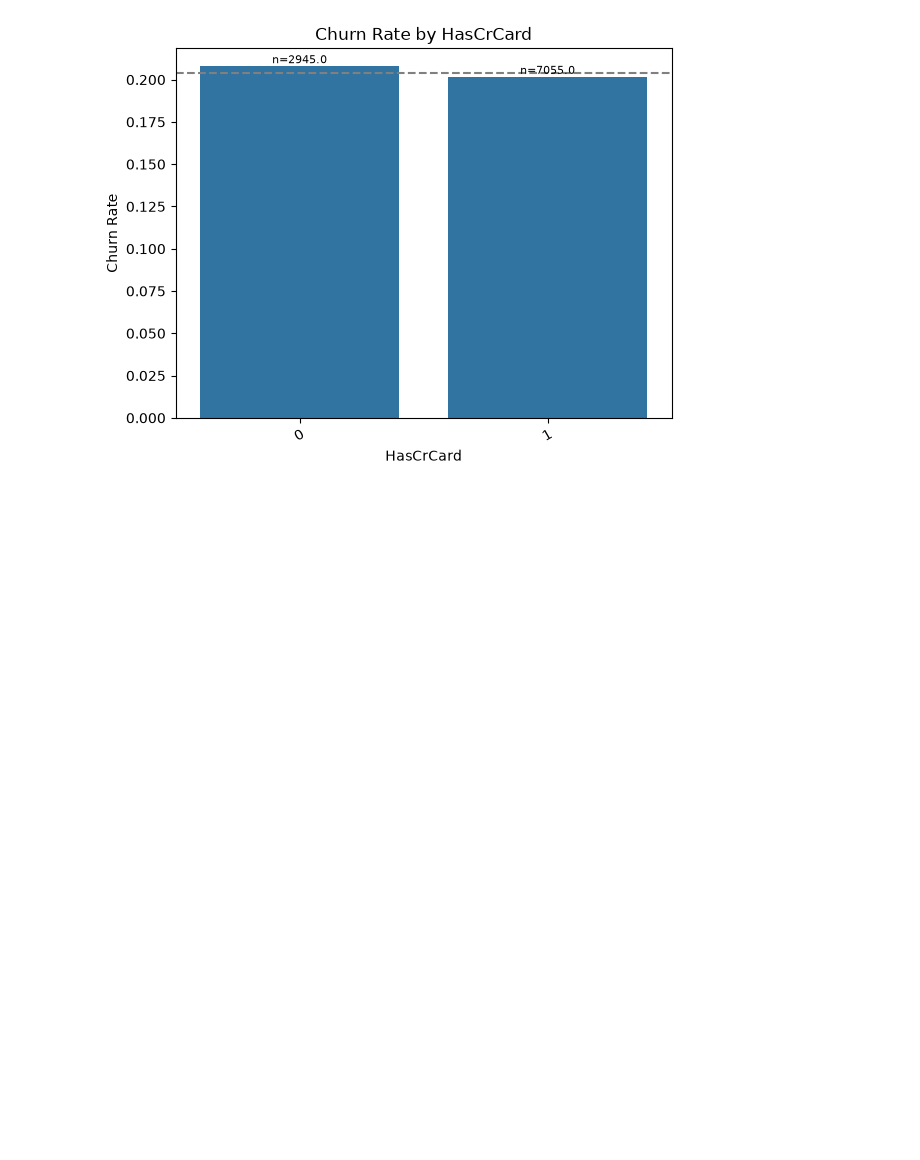
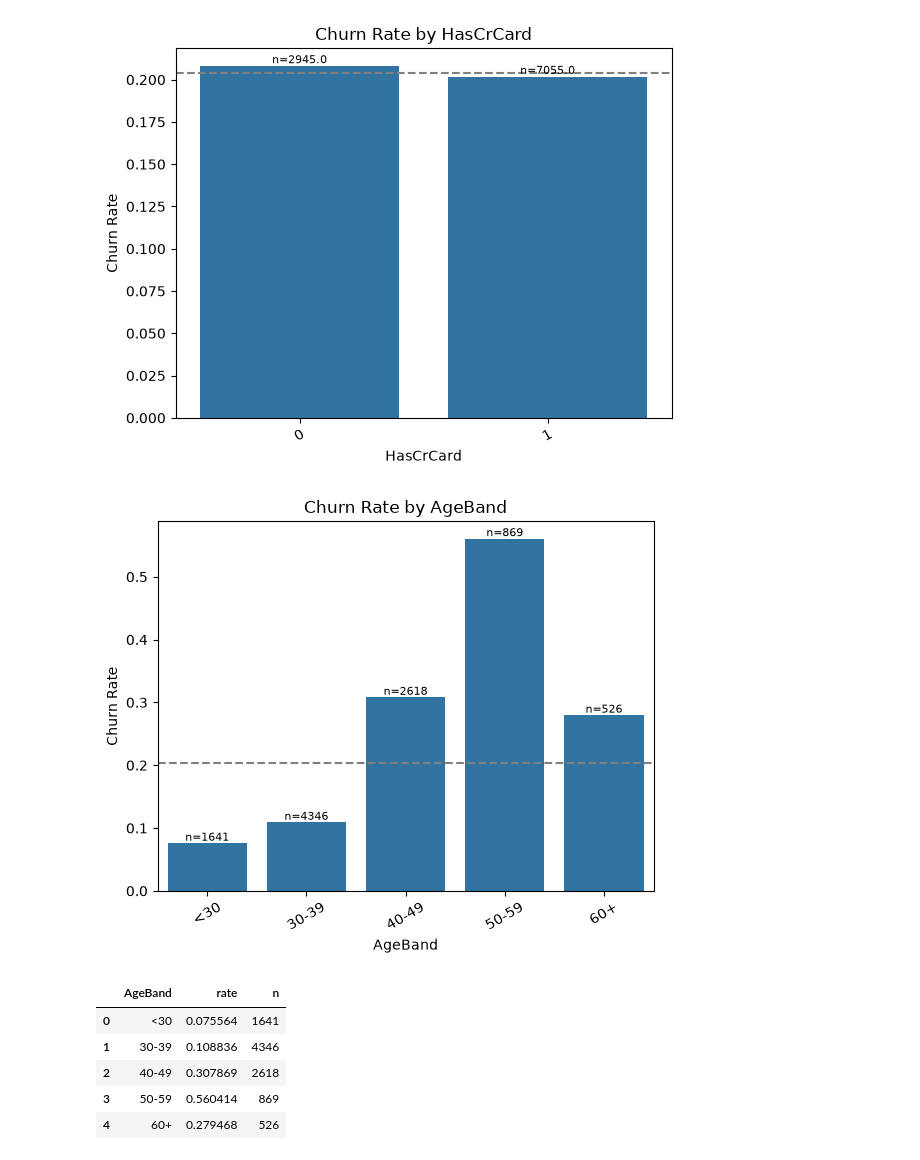
Before and after one commit to bhalekarsiddhesh45-sys/bank-customer-churn-prediction, a Jupyter notebook: python/EDA.ipynb, the cells around one changed output. Saved outputs shown, nothing was run; the diff lists cells and outputs as text; code cells hidden in the pictures; blank space fills up the shorter version.

Commit message:
Add EDA analysis and churn visualizations

```diff
--- a/python/EDA.ipynb
+++ b/python/EDA.ipynb
@@ -52,3 +52,19 @@ for c in ["Geography", "Gender", "NumOfProducts",
 [figure]
 [figure]
 [figure]
+# %%
+df["AgeBand"] = pd.cut(
+    df["Age"],
+    [0, 29, 39, 49, 59, 120],
+    labels=["<30", "30-39", "40-49", "50-59", "60+"]
+)
+
+churn_by("AgeBand")
+# %% [output]
+[figure, added]
+|  | AgeBand | rate | n |
+| 0 | <30 | 0.075564 | 1641 |
+| 1 | 30-39 | 0.108836 | 4346 |
+| 2 | 40-49 | 0.307869 | 2618 |
+| 3 | 50-59 | 0.560414 | 869 |
+| 4 | 60+ | 0.279468 | 526 |
```
Also changed, not shown: parts of 5 cells of this notebook.
